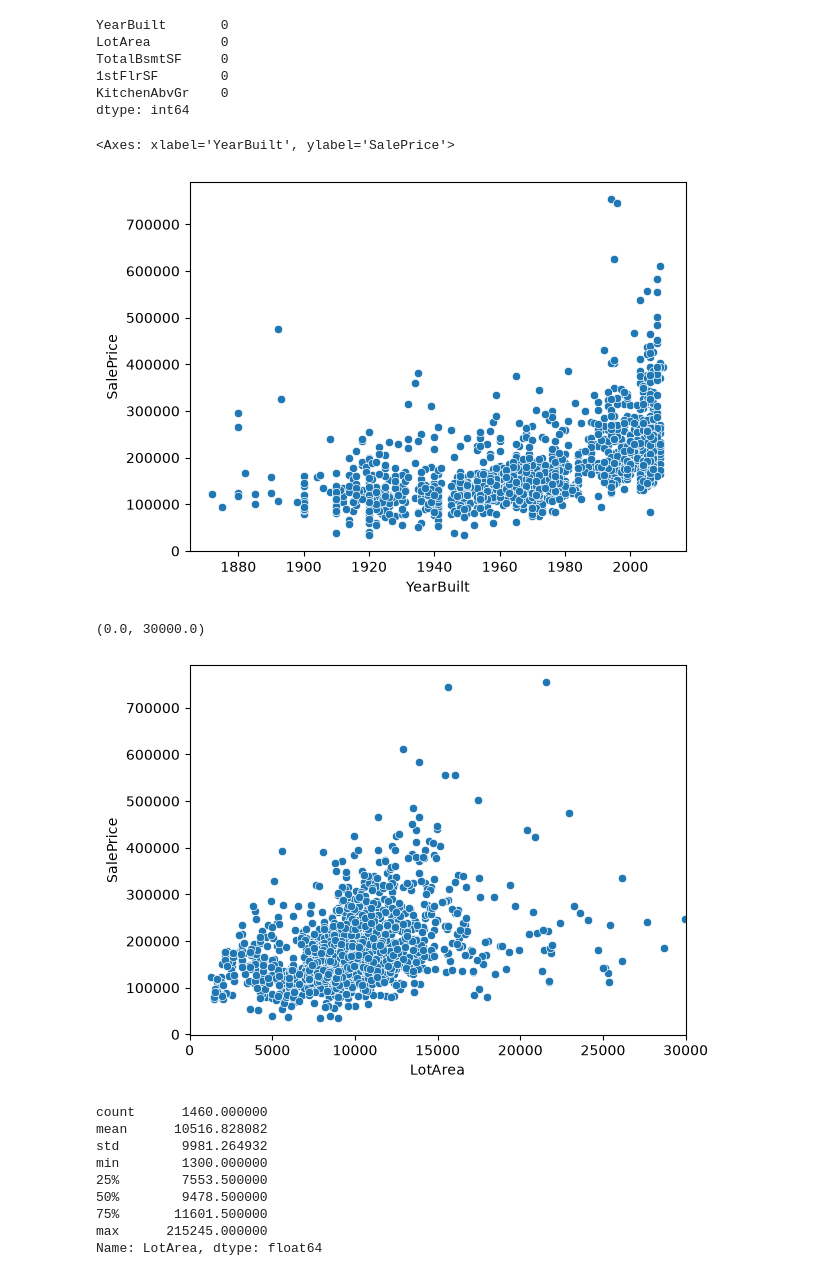
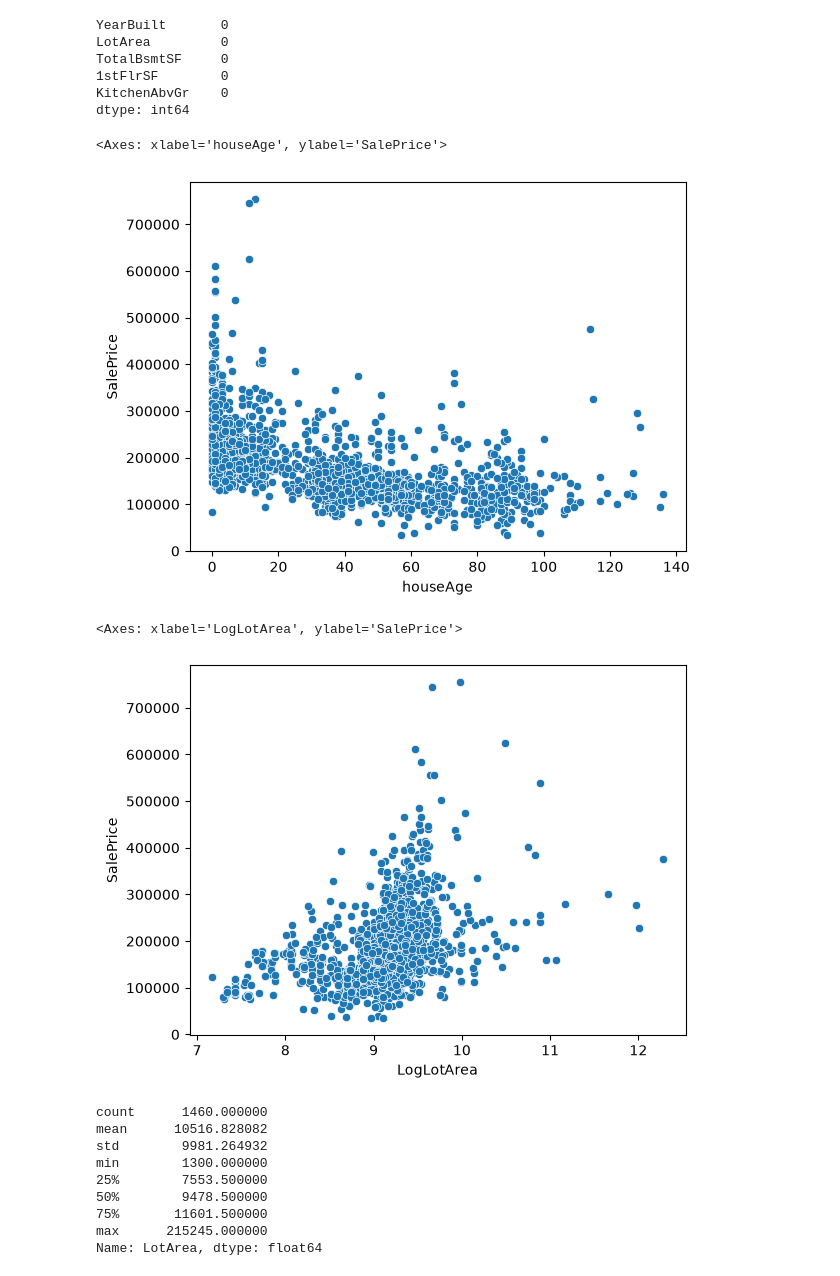
Before and after one commit to grkaym/house-prices, a Jupyter notebook: notebooks/nb_000_EDA.ipynb, the cells around one changed output. Saved outputs shown, nothing was run; the diff lists cells and outputs as text; code cells hidden in the pictures.

```diff
--- a/notebooks/nb_000_EDA.ipynb
+++ b/notebooks/nb_000_EDA.ipynb
@@ -152,26 +151,30 @@ KitchenAbvGr    0
 dtype: int64
 # %%
 # 価格 × 築年数
+train_df['houseAge'] = train_df['YrSold'] - train_df['YearBuilt']
+
 sns.scatterplot(
   data=train_df,
-  x='YearBuilt',
+  x='houseAge',
   y='SalePrice',
 )
 # %% [output]
-<Axes: xlabel='YearBuilt', ylabel='SalePrice'>
+<Axes: xlabel='houseAge', ylabel='SalePrice'>
-[figure, old version]
+[figure, new version]
 # %%
 # 価格 × 土地面積
+train_df['LogLotArea'] = np.log1p(train_df['LotArea'])
+
 sns.scatterplot(
   data=train_df,
-  x='LotArea',
+  x='LogLotArea',
   y='SalePrice',
 )
 
-plt.xlim(0, 30000)
+# plt.xlim(0, 30000)
 # %% [output]
-(0.0, 30000.0)
+<Axes: xlabel='LogLotArea', ylabel='SalePrice'>
-[figure, old version]
+[figure, new version]
 # %%
 train_df['LotArea'].describe()
 # %% [output]
```
Also changed, not shown: parts of 2 cells of this notebook, 8 other files.
